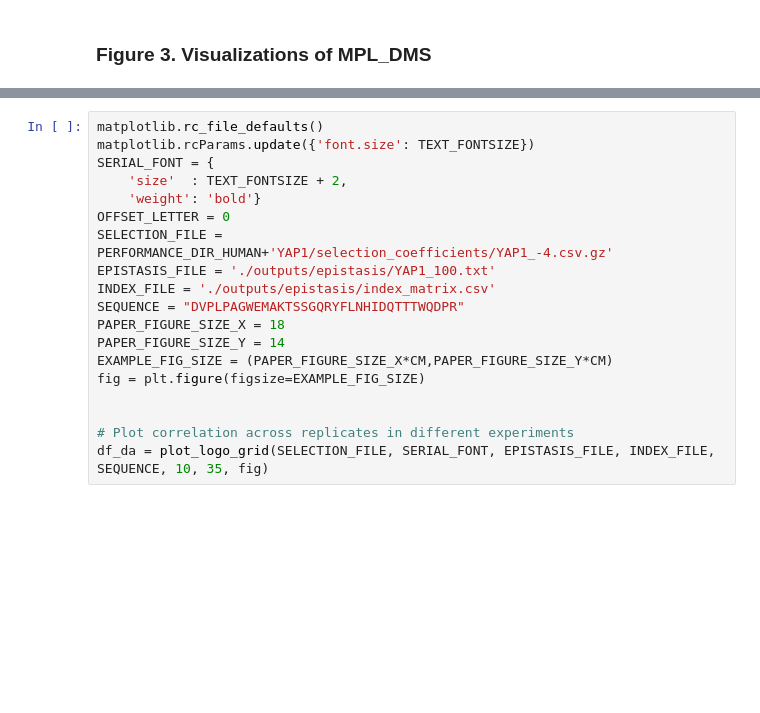
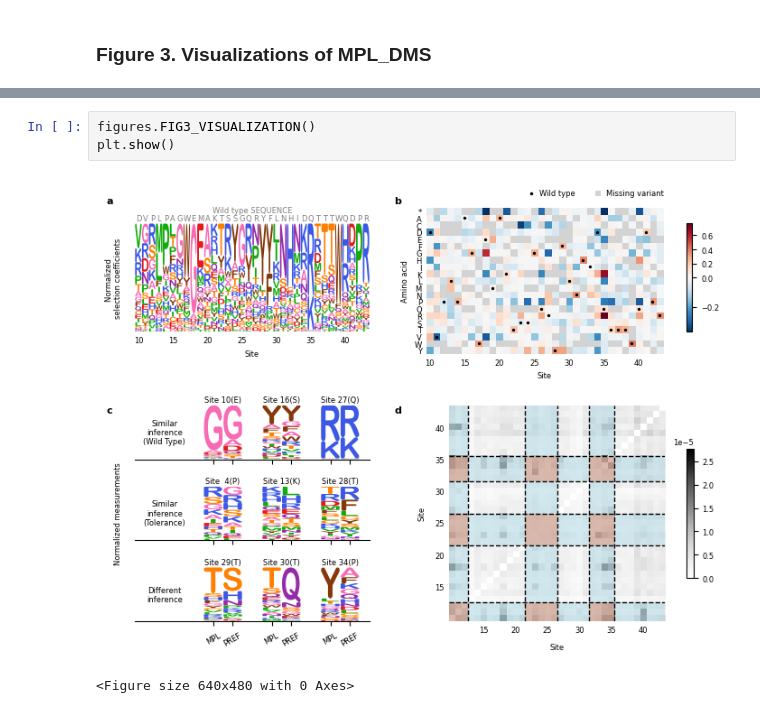
Before and after one commit to bartonlab/paper-DMS-inference, a Jupyter notebook: figures.ipynb, the cells around one changed output, grey strips where cells are left out. Cells and saved outputs as stored; diff of their text form; blank space fills up the shorter version.

```diff
--- a/figures.ipynb
+++ b/figures.ipynb
@@ -904,19 +112,6 @@ def plot_logo_grid(selection_file, serial_font, epistasis_file, index_matrix_fil
-# %%
-matplotlib.rc_file_defaults()
-matplotlib.rcParams.update({'font.size': TEXT_FONTSIZE})
-SERIAL_FONT = {
-    'size'  : TEXT_FONTSIZE + 2,
-    'weight': 'bold'}
-OFFSET_LETTER = 0
-SELECTION_FILE = PERFORMANCE_DIR_HUMAN+'YAP1/selection_coefficients/YAP1_-4.csv.gz'
-EPISTASIS_FILE = './outputs/epistasis/YAP1_100.txt'
-INDEX_FILE = './outputs/epistasis/index_matrix.csv'
-SEQUENCE = "DVPLPAGWEMAKTSSGQRYFLNHIDQTTTWQDPR"
-PAPER_FIGURE_SIZE_X = 18
-PAPER_FIGURE_SIZE_Y = 14
-EXAMPLE_FIG_SIZE = (PAPER_FIGURE_SIZE_X*CM,PAPER_FIGURE_SIZE_Y*CM)
-fig = plt.figure(figsize=EXAMPLE_FIG_SIZE)
-
-
-# Plot correlation across replicates in different experiments
-df_da = plot_logo_grid(SELECTION_FILE, SERIAL_FONT, EPISTASIS_FILE, INDEX_FILE, SEQUENCE, 10, 35, fig)
+# %%
+figures.FIG3_VISUALIZATION()
+plt.show()
+# %% [output]
+[figure, added]
+<Figure size 640x480 with 0 Axes>
```
Also changed, not shown: parts of 5 cells of this notebook, 5 other files.
